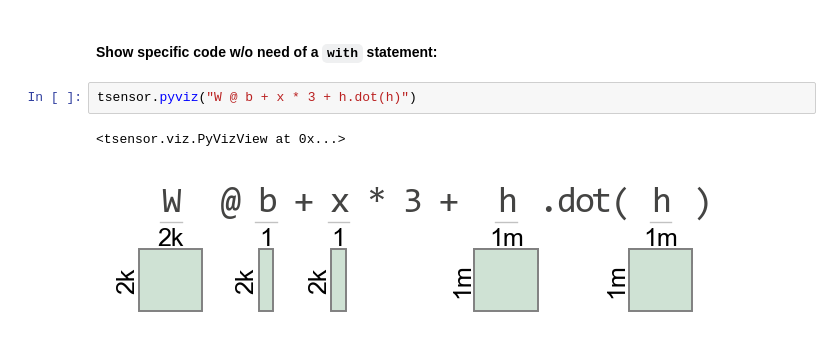
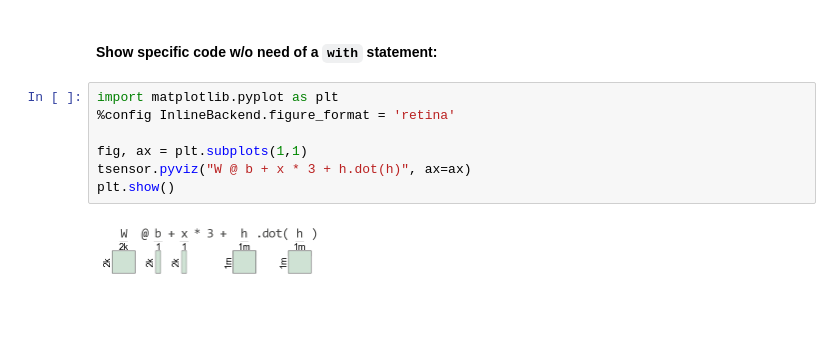
Before and after one commit to parrt/tensor-sensor, a Jupyter notebook: testing/examples.ipynb, the cells around one changed output. Saved outputs shown, nothing was run; the diff lists cells and outputs as text; blank space fills up the shorter version.

```diff
--- a/testing/examples.ipynb
+++ b/testing/examples.ipynb
@@ -249,8 +249,12 @@ g
 <tsensor.viz.QuietGraphvizWrapper at 0x...>
 # %% [markdown]
 #### Show specific code w/o need of a `with` statement:
-# %%
-tsensor.pyviz("W @ b + x * 3 + h.dot(h)")
-# %% [output]
-<tsensor.viz.PyVizView at 0x...>
-[figure, removed]
+# %%
+import matplotlib.pyplot as plt
+%config InlineBackend.figure_format = 'retina'
+
+fig, ax = plt.subplots(1,1)
+tsensor.pyviz("W @ b + x * 3 + h.dot(h)", ax=ax)
+plt.show()
+# %% [output]
+[figure, added]
```
Also changed, not shown: 3 other files.
